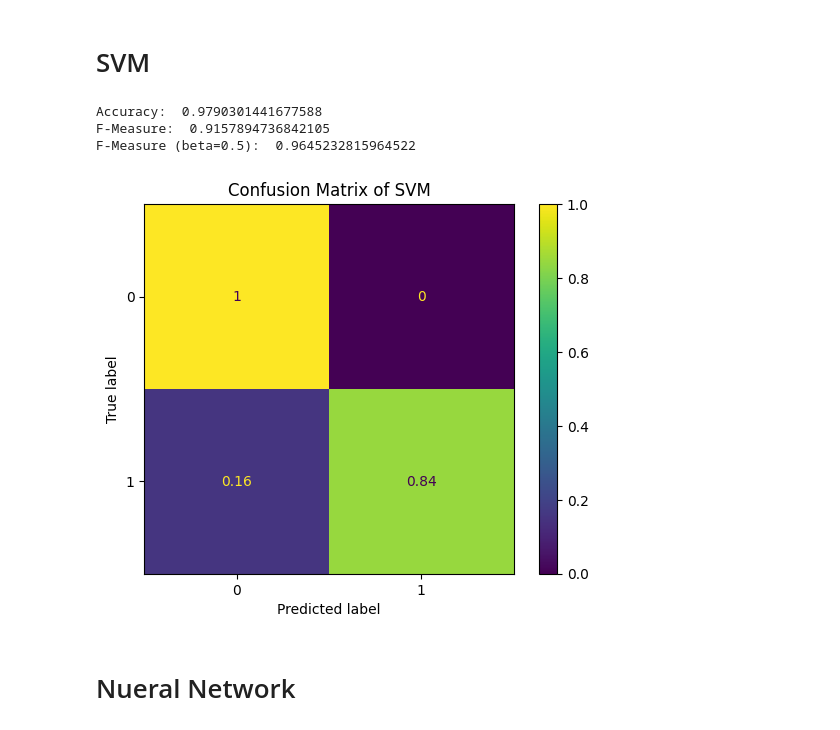
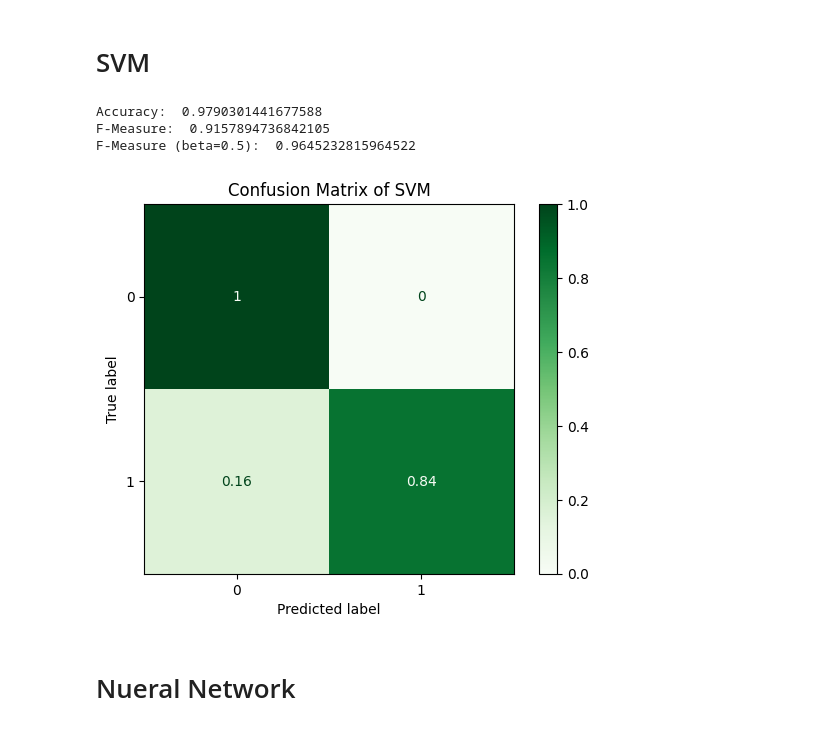
Before and after one commit to Darzuo/cs4641-code, a Jupyter notebook: exploration.ipynb, the cells around one changed output. Drawn from its saved outputs; the diff is of its cells as text; code cells hidden in the pictures.

```diff
--- a/exploration.ipynb
+++ b/exploration.ipynb
@@ -265,6 +265,7 @@ PCA Perform better here.
 # Divide datasets to train and test
 # %%
 X_train, X_test, y_train, y_test = train_test_split(X, y, test_size=0.25, random_state=10)
+X_train_PCA, X_test_PCA, _, _ = train_test_split(X_PCA, y, test_size=0.25, random_state=10)
 
 print(f"Number of X train: {X_train.shape}, Number of y train: {y_train.shape}")
 print(f"Number of X test: {X_test.shape}, Number of y test: {y_test.shape}")
@@ -299,0 +301,15 @@ F-Measure (beta=0.5):  0.9009009009009008
+# %%
+from sklearn.neighbors import KNeighborsClassifier
+knn = KNeighborsClassifier(n_neighbors=3)
+knn.fit(X_train_PCA, y_train)
+y_pred = knn.predict(X_test_PCA)
+
+# Print accuracy
+print("Accuracy: ", accuracy_score(y_test, y_pred))
+print("F-Measure: ", f1_score(y_test, y_pred))
+print("F-Measure (beta=0.5): ", fbeta_score(y_test, y_pred, beta=0.5))
+ConfusionMatrixDisplay.from_predictions(
+    y_test, y_pred, normalize="true", cmap="Greens"
+)
+plt.title("Confusion Matrix of K-nearest after PCA")
+plt.show()
@@ -356,7 +427,7 @@ F-Measure (beta=0.5):  0.8757637474541752
 # %%
 from sklearn.ensemble import RandomForestClassifier
 
-clf = RandomForestClassifier(max_depth=10, random_state=0)
+clf = RandomForestClassifier(max_depth=30, random_state=0)
 clf.fit(X_train, y_train)
 y_pred = clf.predict(X_test)
 
@@ -368,7 +439,7 @@ print("F-Measure (beta=0.5): ", fbeta_score(y_test, y_pred, beta=0.5))
 
 # Print confusion matrix
 ConfusionMatrixDisplay.from_predictions(
-    y_test, y_pred, normalize="true"
+    y_test, y_pred, normalize="true", cmap="Greens"
 )
 plt.title("Confusion Matrix of Random Forest")
 
@@ -380,0 +452,20 @@ F-Measure (beta=0.5):  0.7370517928286853
+# %%
+from sklearn.ensemble import RandomForestClassifier
+
+clf = RandomForestClassifier(max_depth=30, random_state=0)
+clf.fit(X_train_PCA, y_train)
+y_pred = clf.predict(X_test_PCA)
+
+# Print accuracy
+print("Accuracy: ", accuracy_score(y_test, y_pred))
+# Print f-score
+print("F-Measure: ", f1_score(y_test, y_pred))
+print("F-Measure (beta=0.5): ", fbeta_score(y_test, y_pred, beta=0.5))
+
+# Print confusion matrix
+ConfusionMatrixDisplay.from_predictions(
+    y_test, y_pred, normalize="true", cmap="Greens"
+)
+plt.title("Confusion Matrix of Random Forest after PCA")
+
+plt.show()
@@ -383,27 +479,27 @@ F-Measure (beta=0.5):  0.7370517928286853
 # %%
 from sklearn import svm
 
 clf = svm.SVC()
 clf.fit(X_train, y_train)
 y_pred = clf.predict(X_test)
 
 # Print accuracy
 print("Accuracy: ", accuracy_score(y_test, y_pred))
 # Print f-score
 print("F-Measure: ", f1_score(y_test, y_pred))
 print("F-Measure (beta=0.5): ", fbeta_score(y_test, y_pred, beta=0.5))
 
 # Print confusion matrix
 ConfusionMatrixDisplay.from_predictions(
-    y_test, y_pred, normalize="true"
+    y_test, y_pred, normalize="true", cmap="Greens"
 )
 plt.title("Confusion Matrix of SVM")
 plt.show()
 # %% [output]
 Accuracy:  0.9790301441677588
 F-Measure:  0.9157894736842105
 F-Measure (beta=0.5):  0.9645232815964522
-[figure, old version]
+[figure, new version]
 # %% [markdown]
 # Nueral Network
 # %%
```
Also changed, not shown: parts of 16 cells of this notebook.
